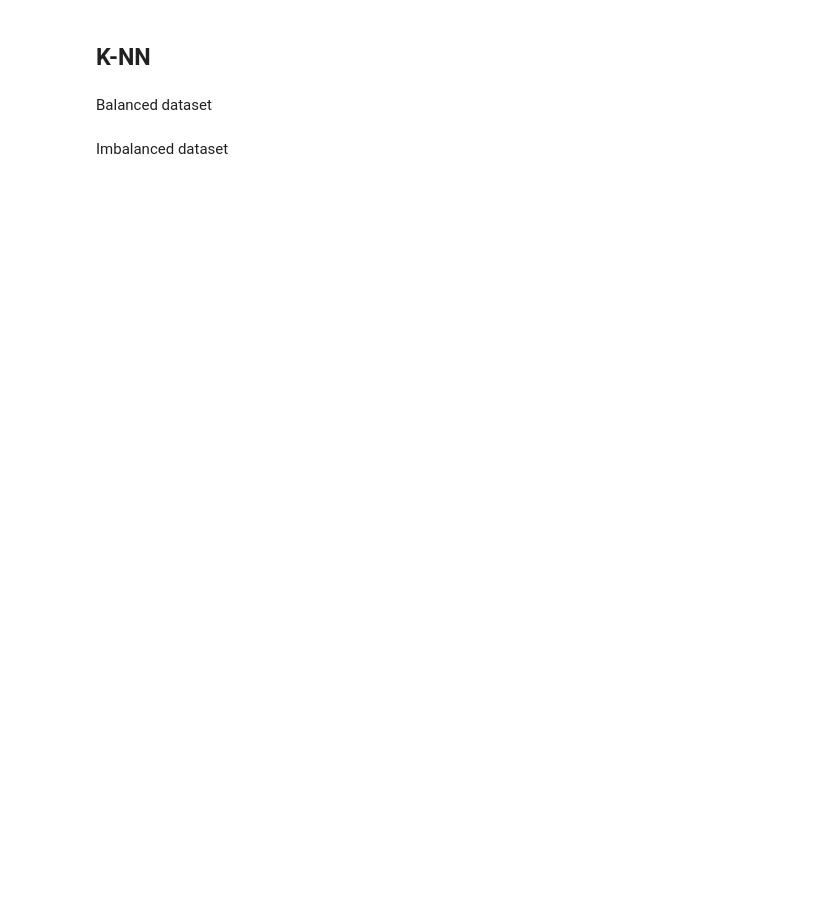
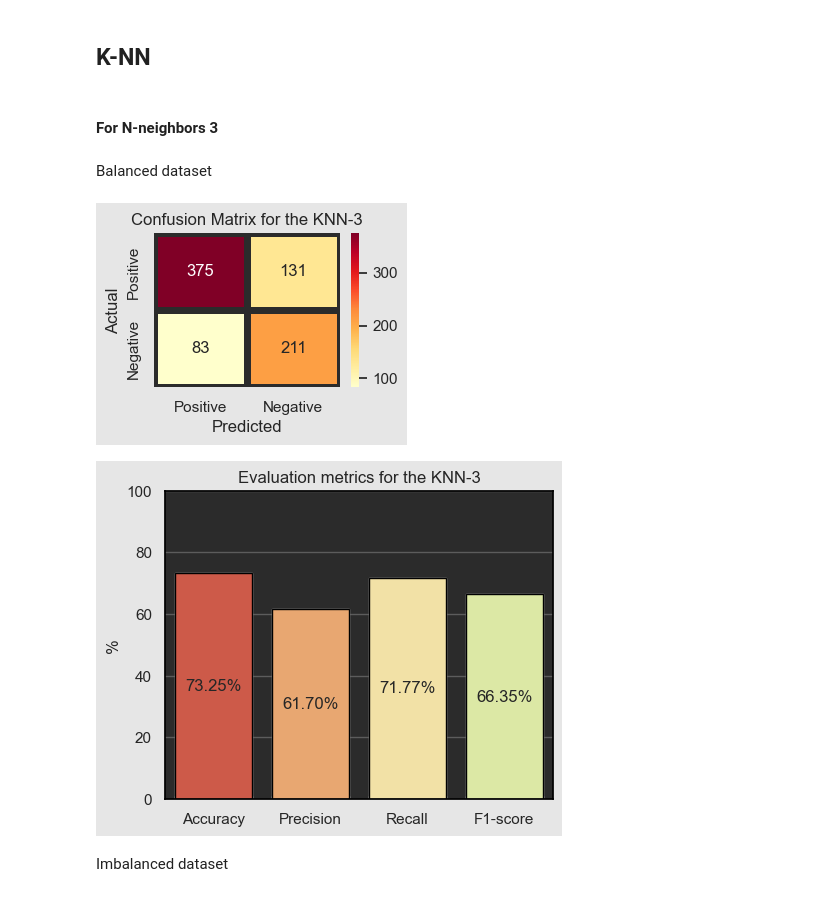
Before and after one commit to FabioRocha2227/IA-Project, a Jupyter notebook: IA-Project2/src/Sports_articles_for_objectivity_analysis.ipynb, the cells around one changed output. Saved outputs shown, nothing was run; the diff lists cells and outputs as text; code cells hidden in the pictures; blank space fills up the shorter version.

```diff
--- a/IA-Project2/src/Sports_articles_for_objectivity_analysis.ipynb
+++ b/IA-Project2/src/Sports_articles_for_objectivity_analysis.ipynb
@@ -373,6 +372,27 @@ print_evaluation_plot(y_test, y_pred, "Decision Tree")
 # %% [markdown]
 ## K-NN
+# %% [markdown]
+#### For N-neighbors 3
 # %% [markdown]
 Balanced dataset
+# %%
+from sklearn.neighbors import KNeighborsClassifier
+
+neighbors_classifier = KNeighborsClassifier(n_neighbors=3)
+
+neighbors_classifier.fit(X_undersampled, y_undersampled)
+
+y_pred = neighbors_classifier.predict(X_test)
+
+balanced_accuracy_knn = accuracy_score(y_test, y_pred)*100
+balanced_precision_knn = precision_score(y_test, y_pred)*100
+balanced_recall_knn = recall_score(y_test, y_pred)*100
+balanced_f1_knn = f1_score(y_test, y_pred)*100
+
+print_confusion_matrix(y_test, y_pred, "KNN-3")
+print_evaluation_plot(y_test, y_pred, "KNN-3")
+# %% [output]
+[figure, added]
+[figure, added]
 # %% [markdown]
 Imbalanced dataset
```
Also changed, not shown: parts of 22 cells of this notebook.
